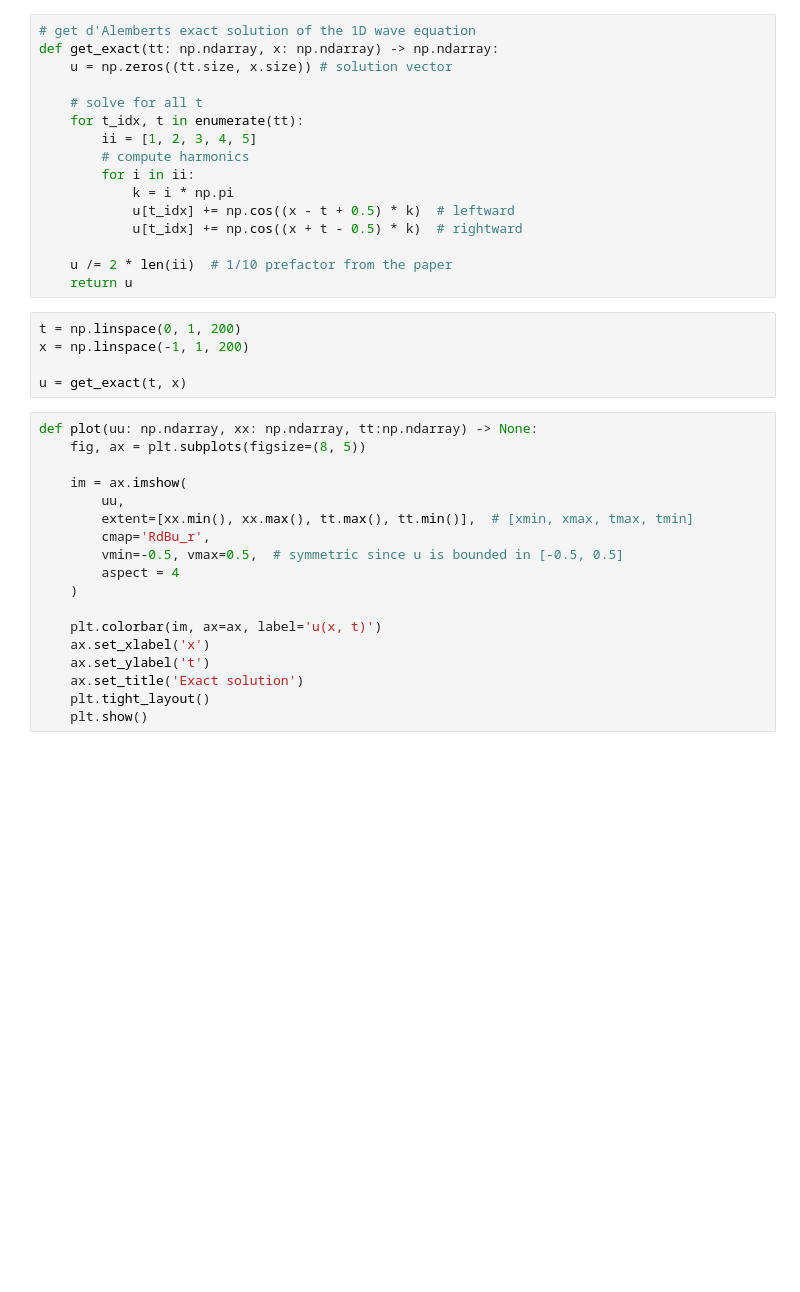
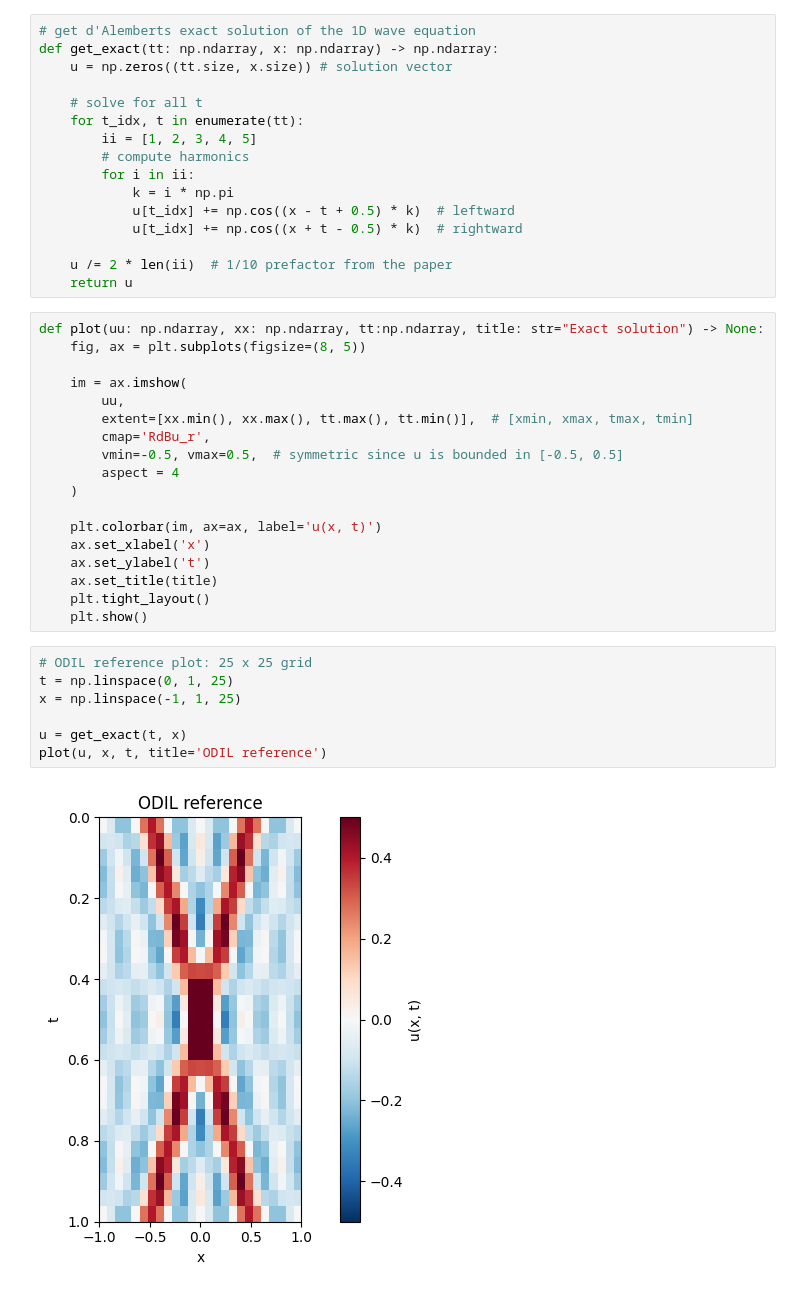
Before and after one commit to Commit2Cosmos/Transcranial-Ultrasound-ODIL, a Jupyter notebook: notebooks/reproduction/reference.ipynb, the cells around one changed output. Saved outputs shown, nothing was run; the diff lists cells and outputs as text; blank space fills up the shorter version.

```diff
--- a/notebooks/reproduction/reference.ipynb
+++ b/notebooks/reproduction/reference.ipynb
@@ -49,13 +49,8 @@ def get_exact(tt: np.ndarray, x: np.ndarray) -> np.ndarray:
 
     u /= 2 * len(ii)  # 1/10 prefactor from the paper
     return u
-# %%
-t = np.linspace(0, 1, 200)
-x = np.linspace(-1, 1, 200)
-
-u = get_exact(t, x)
 # %%
-def plot(uu: np.ndarray, xx: np.ndarray, tt:np.ndarray) -> None:
+def plot(uu: np.ndarray, xx: np.ndarray, tt:np.ndarray, title: str="Exact solution") -> None:
     fig, ax = plt.subplots(figsize=(8, 5))
 
     im = ax.imshow(
@@ -69,7 +64,16 @@ def plot(uu: np.ndarray, xx: np.ndarray, tt:np.ndarray) -> None:
     plt.colorbar(im, ax=ax, label='u(x, t)')
     ax.set_xlabel('x')
     ax.set_ylabel('t')
-    ax.set_title('Exact solution')
+    ax.set_title(title)
     plt.tight_layout()
     plt.show()
+# %%
+# ODIL reference plot: 25 x 25 grid
+t = np.linspace(0, 1, 25)
+x = np.linspace(-1, 1, 25)
+
+u = get_exact(t, x)
+plot(u, x, t, title='ODIL reference')
+# %% [output]
+[figure, added]
 # %%
```
Also changed, not shown: parts of 1 cell of this notebook.
